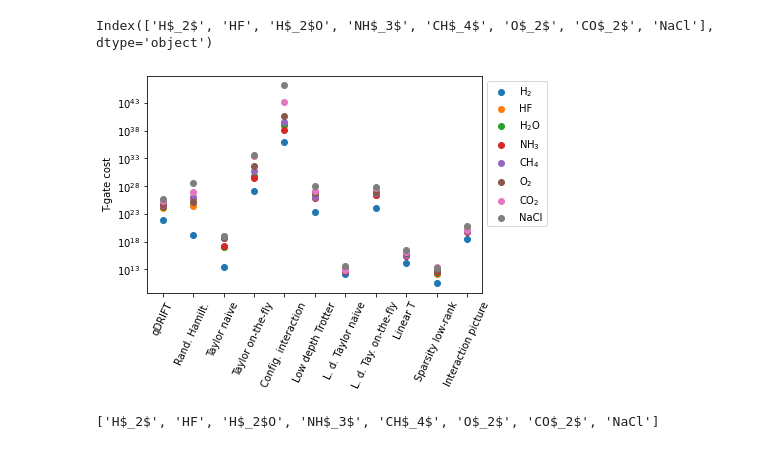
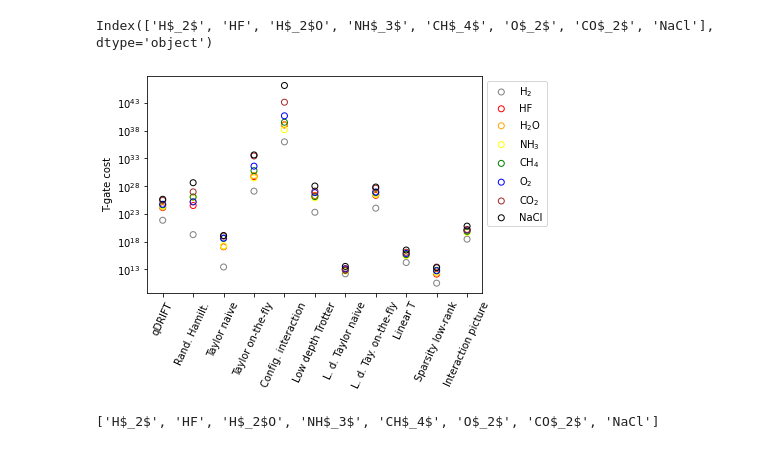
Before and after one commit to PabloAMC/TFermion, a Jupyter notebook: Plot_generation.ipynb, the cells around one changed output. Cells and saved outputs as stored; diff of their text form; code cells hidden in the pictures.

```diff
--- a/Plot_generation.ipynb
+++ b/Plot_generation.ipynb
@@ -81,25 +81,25 @@ Index(['H$_2$', 'HF', 'H$_2$O', 'NH$_3$', 'CH$_4$', 'O$_2$', 'CO$_2$', 'NaCl'],
 # %%
 import matplotlib.pyplot as plt
 fig, ax = plt.subplots()
 
 #plt.xlabel("Molecule")
 plt.ylabel("T-gate cost")
 plt.yscale('log')
 plt.xticks(ticks = range(len(labels)), labels = labels, rotation=65)
 #plt.legend(loc='upper left')
 
 # Function add a legend
 #plt.legend(list(df.columns), loc='upper left')
 
-for col in df.columns:
-    ax.scatter(df.index, df[col], label = col)
+for col,color in zip(df.columns, ['gray','red','orange', 'yellow', 'green','blue', 'brown','black']):
+    ax.scatter(df.index, df[col], label = col,facecolors="None", edgecolors=color, linewidth = 1)
 
 ax.legend(bbox_to_anchor=(1, 1))
 
 plt.savefig('results/cost_plot.pdf', format='pdf', bbox_inches='tight')
 plt.show()
 # %% [output]
-[figure, old version]
+[figure, new version]
 # %%
 list(df.columns)
 # %% [output]
```
Also changed, not shown: parts of 2 cells of this notebook, 5 other files.
